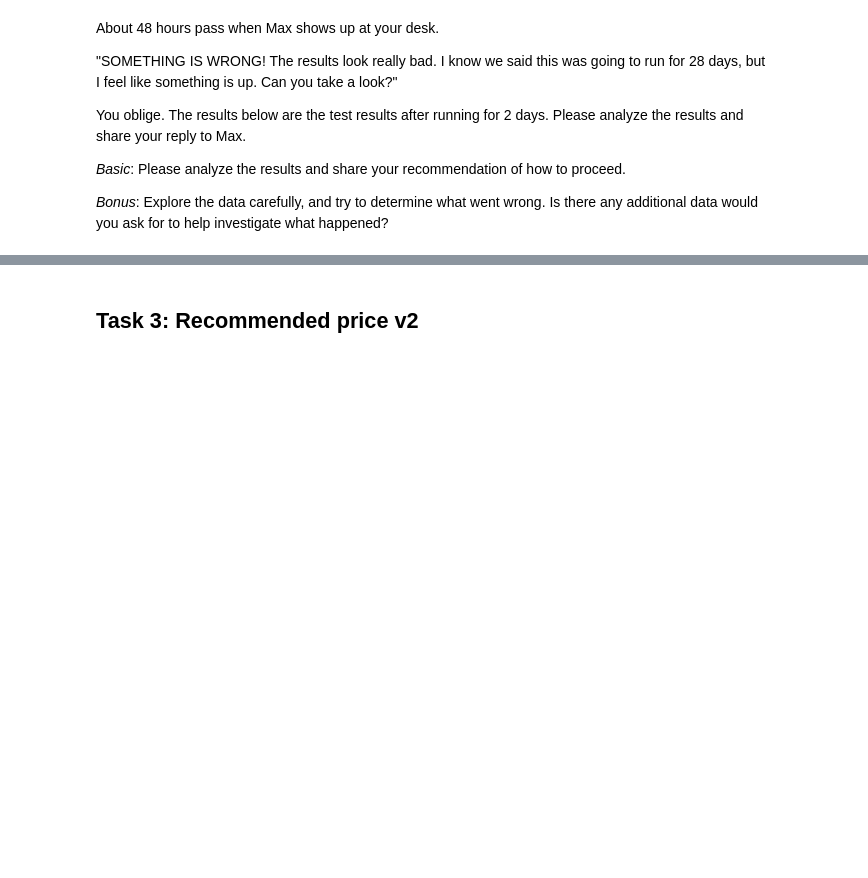
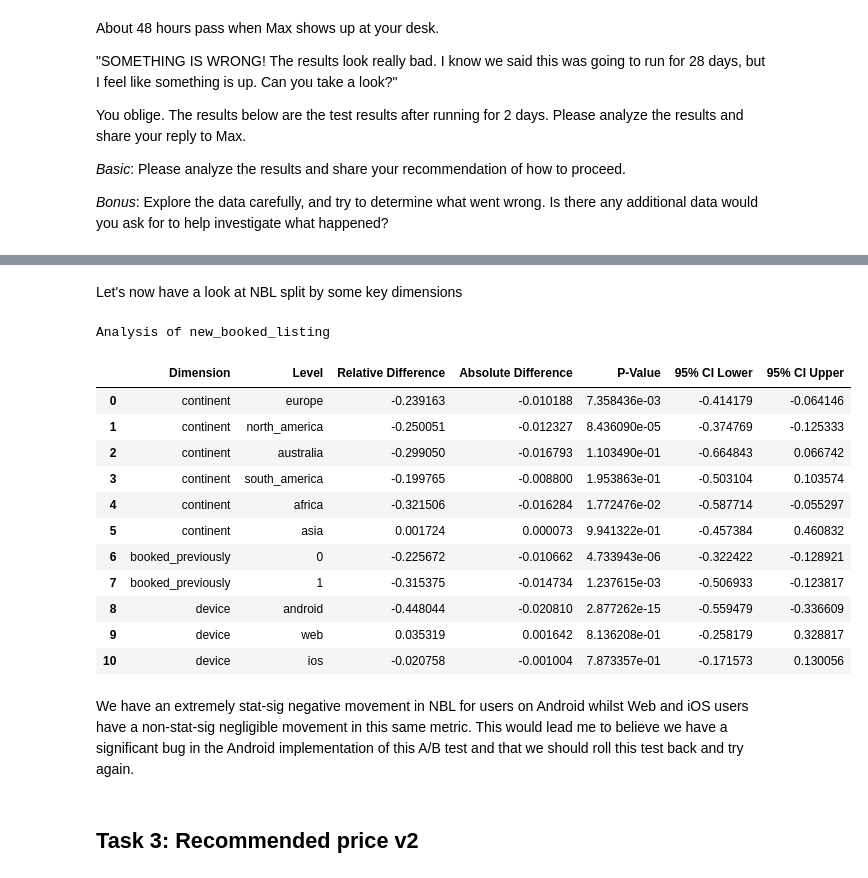
Before and after one commit to c-abbott/ab-testing, a Jupyter notebook: notebooks/w03_safely_handling_early_results.ipynb, the cells around one changed output, grey strips where cells are left out. Cells and saved outputs as stored; diff of their text form; code cells hidden in the pictures; blank space fills up the shorter version.

```diff
--- a/notebooks/w03_safely_handling_early_results.ipynb
+++ b/notebooks/w03_safely_handling_early_results.ipynb
@@ -298,3 +364,26 @@ _Write findings and recommendation here_
+# %% [markdown]
+Let's now have a look at NBL split by some key dimensions
+# %%
+metric = 'new_booked_listing'
+print(f"Analysis of {metric}")
+custom_calculate_results(df_price_1_early, metric, dimensions=["continent", "booked_previously", "device"])
+# %% [output]
+Analysis of new_booked_listing
+|  | Dimension | Level | Relative Difference | Absolute Difference | P-Value | 95% CI Lower | 95% CI Upper |
+| 0 | continent | europe | -0.239163 | -0.010188 | 7.358436e-03 | -0.414179 | -0.064146 |
+| 1 | continent | north_america | -0.250051 | -0.012327 | 8.436090e-05 | -0.374769 | -0.125333 |
+| 2 | continent | australia | -0.299050 | -0.016793 | 1.103490e-01 | -0.664843 | 0.066742 |
+| 3 | continent | south_america | -0.199765 | -0.008800 | 1.953863e-01 | -0.503104 | 0.103574 |
+| 4 | continent | africa | -0.321506 | -0.016284 | 1.772476e-02 | -0.587714 | -0.055297 |
+| 5 | continent | asia | 0.001724 | 0.000073 | 9.941322e-01 | -0.457384 | 0.460832 |
+| 6 | booked_previously | 0 | -0.225672 | -0.010662 | 4.733943e-06 | -0.322422 | -0.128921 |
+| 7 | booked_previously | 1 | -0.315375 | -0.014734 | 1.237615e-03 | -0.506933 | -0.123817 |
+| 8 | device | android | -0.448044 | -0.020810 | 2.877262e-15 | -0.559479 | -0.336609 |
+| 9 | device | web | 0.035319 | 0.001642 | 8.136208e-01 | -0.258179 | 0.328817 |
+| 10 | device | ios | -0.020758 | -0.001004 | 7.873357e-01 | -0.171573 | 0.130056 |
+# %% [markdown]
+
+We have an extremely stat-sig negative movement in NBL for users on Android whilst Web and iOS users have a non-stat-sig negligible movement in this same metric. This would lead me to believe we have a significant bug in the Android implementation of this A/B test and that we should roll this test back and try again.
 # %% [markdown]
 ## Task 3: Recommended price v2
 # %% [markdown]
```
Also changed, not shown: parts of 31 cells of this notebook.
